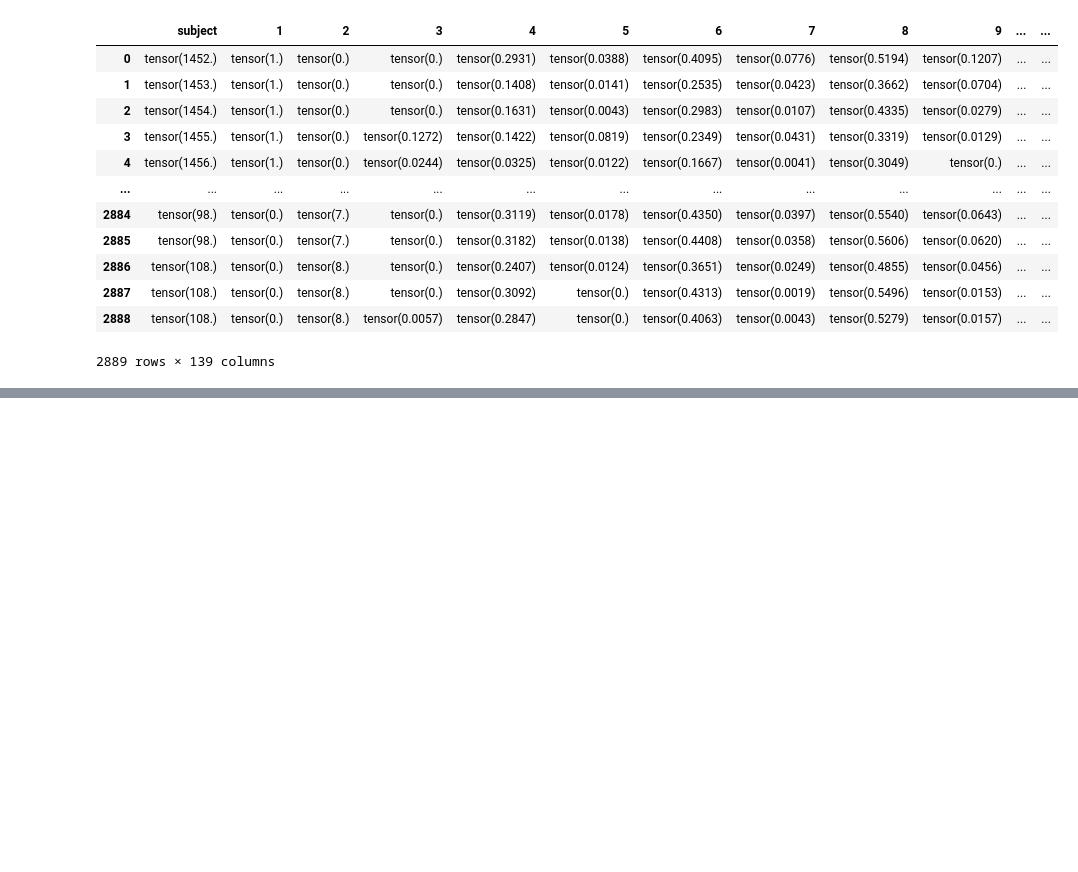
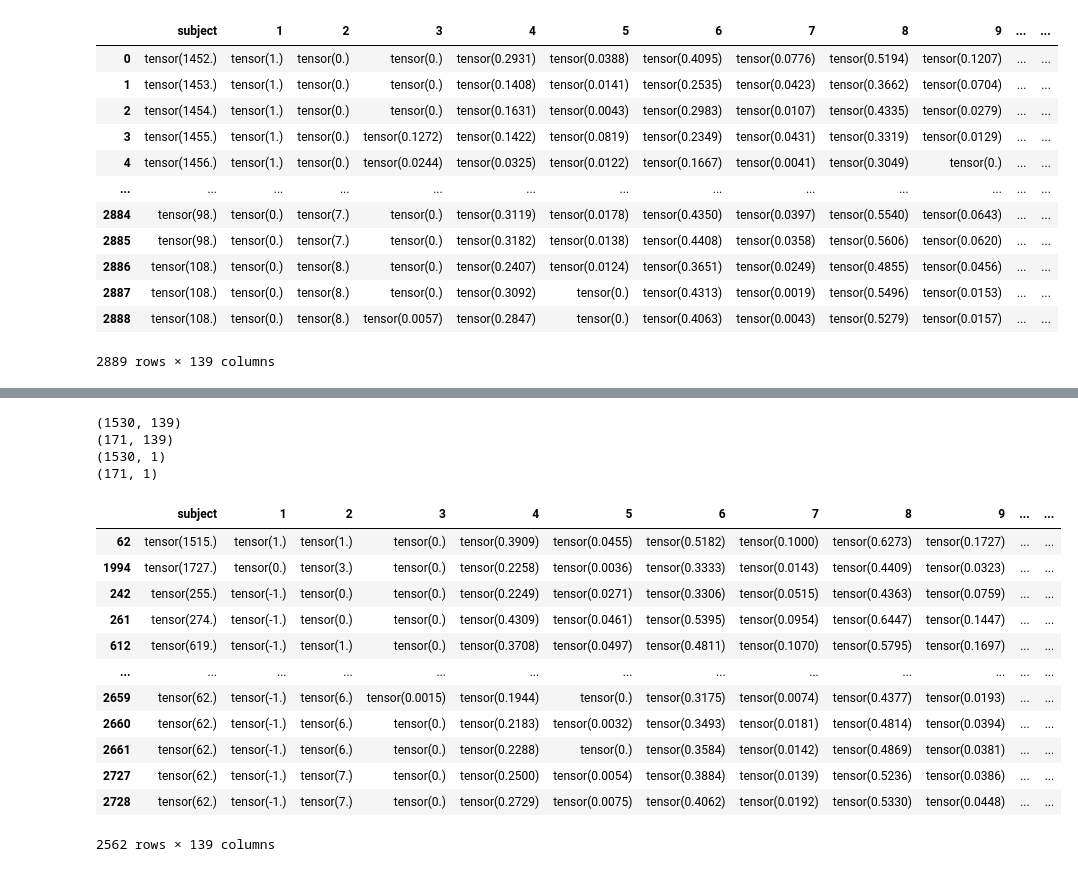
Before and after one commit to ch-zheng/cchs-prediction, a Jupyter notebook: models/split_datasets.ipynb, the cells around one changed output, grey strips where cells are left out. Cells and saved outputs as stored; diff of their text form; code cells hidden in the pictures; blank space fills up the shorter version.

```diff
--- a/models/split_datasets.ipynb
+++ b/models/split_datasets.ipynb
@@ -105,0 +154,33 @@ duplicate_subject
+# %%
+print(X_train.shape)
+print(X_test.shape)
+print(y_train.shape)
+print(y_test.shape)
+# %% [output]
+(1530, 139)
+(171, 139)
+(1530, 1)
+(171, 1)
+# %%
+# add to training set first
+for idx, row in X_train.iterrows():
+    subject = int(row['subject'].item())
+    if subject in duplicated_rows.keys():
+        for row in duplicated_rows[subject]:
+            X_train = X_train.append(original_df_X.iloc[row])
+            y_train = y_train.append(original_df_y.iloc[row])
+X_train
+# %% [output]
+|  | subject | 1 | 2 | 3 | 4 | 5 | 6 | 7 | 8 | 9 | ... | ... |
+| 62 | tensor(1515.) | tensor(1.) | tensor(1.) | tensor(0.) | tensor(0.3909) | tensor(0.0455) | tensor(0.5182) | tensor(0.1000) | tensor(0.6273) | tensor(0.1727) | ... | ... |
+| 1994 | tensor(1727.) | tensor(0.) | tensor(3.) | tensor(0.) | tensor(0.2258) | tensor(0.0036) | tensor(0.3333) | tensor(0.0143) | tensor(0.4409) | tensor(0.0323) | ... | ... |
+| 242 | tensor(255.) | tensor(-1.) | tensor(0.) | tensor(0.) | tensor(0.2249) | tensor(0.0271) | tensor(0.3306) | tensor(0.0515) | tensor(0.4363) | tensor(0.0759) | ... | ... |
+| 261 | tensor(274.) | tensor(-1.) | tensor(0.) | tensor(0.) | tensor(0.4309) | tensor(0.0461) | tensor(0.5395) | tensor(0.0954) | tensor(0.6447) | tensor(0.1447) | ... | ... |
+| 612 | tensor(619.) | tensor(-1.) | tensor(1.) | tensor(0.) | tensor(0.3708) | tensor(0.0497) | tensor(0.4811) | tensor(0.1070) | tensor(0.5795) | tensor(0.1697) | ... | ... |
+| ... | ... | ... | ... | ... | ... | ... | ... | ... | ... | ... | ... | ... |
+| 2659 | tensor(62.) | tensor(-1.) | tensor(6.) | tensor(0.0015) | tensor(0.1944) | tensor(0.) | tensor(0.3175) | tensor(0.0074) | tensor(0.4377) | tensor(0.0193) | ... | ... |
+| 2660 | tensor(62.) | tensor(-1.) | tensor(6.) | tensor(0.) | tensor(0.2183) | tensor(0.0032) | tensor(0.3493) | tensor(0.0181) | tensor(0.4814) | tensor(0.0394) | ... | ... |
+| 2661 | tensor(62.) | tensor(-1.) | tensor(6.) | tensor(0.) | tensor(0.2288) | tensor(0.) | tensor(0.3584) | tensor(0.0142) | tensor(0.4869) | tensor(0.0381) | ... | ... |
+| 2727 | tensor(62.) | tensor(-1.) | tensor(7.) | tensor(0.) | tensor(0.2500) | tensor(0.0054) | tensor(0.3884) | tensor(0.0139) | tensor(0.5236) | tensor(0.0386) | ... | ... |
+| 2728 | tensor(62.) | tensor(-1.) | tensor(7.) | tensor(0.) | tensor(0.2729) | tensor(0.0075) | tensor(0.4062) | tensor(0.0192) | tensor(0.5330) | tensor(0.0448) | ... | ... |
+2562 rows × 139 columns
```
Also changed, not shown: parts of 13 cells of this notebook, 4 other files.
